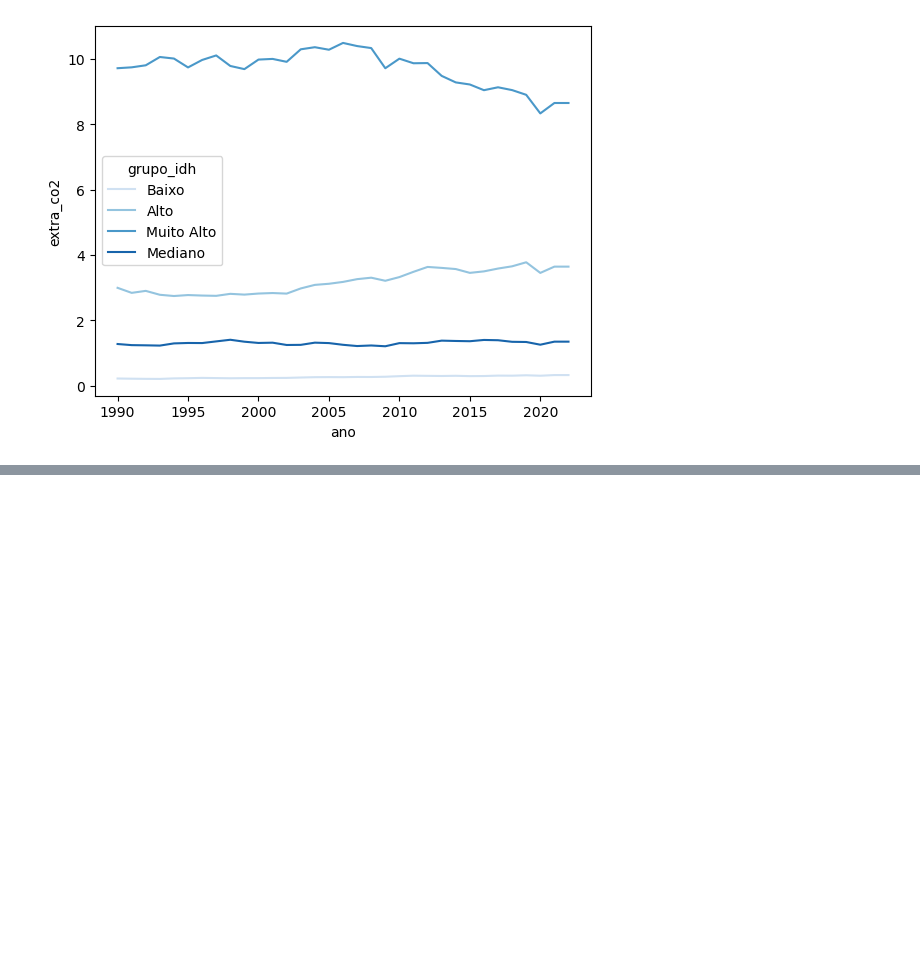
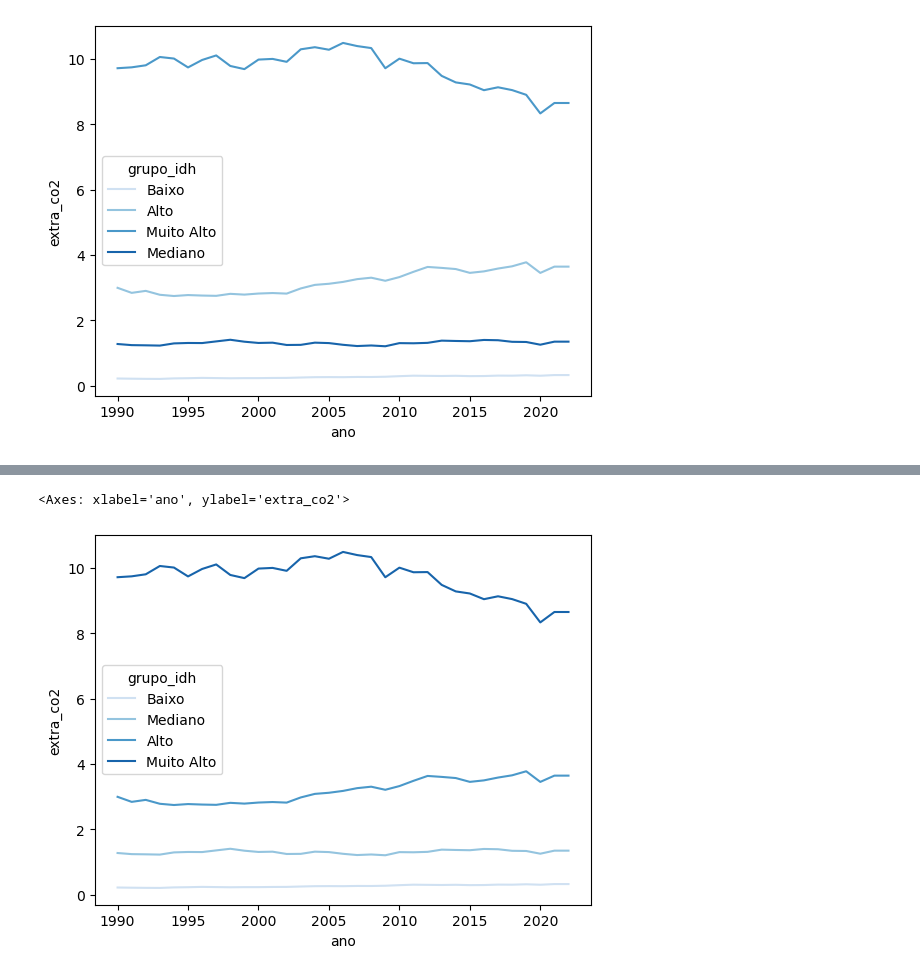
Before and after one commit to lthevenard/curso_prog, a Jupyter notebook: assets/_hidden/apostila_capitulo_4.ipynb, the cells around one changed output, grey strips where cells are left out. Saved outputs shown, nothing was run; the diff lists cells and outputs as text; code cells hidden in the pictures; blank space fills up the shorter version.

```diff
--- a/assets/_hidden/apostila_capitulo_4.ipynb
+++ b/assets/_hidden/apostila_capitulo_4.ipynb
@@ -193,0 +200,15 @@ Outra coisa que podemos desejar fazer é
+# %%
+ordem_grupos = ["Baixo", "Mediano", "Alto", "Muito Alto"]
+
+sns.lineplot(
+    x="ano",
+    y="extra_co2a",
+    hue="grupo_idh",
+    palette="Blues",
+    hue_order=ordem_grupos,
+    errorbar=None,
+    data=df,
+)
+# %% [output]
+<Axes: xlabel='ano', ylabel='extra_co2'>
+[figure, added]
```
Also changed, not shown: parts of 22 cells of this notebook, 1 other file.
